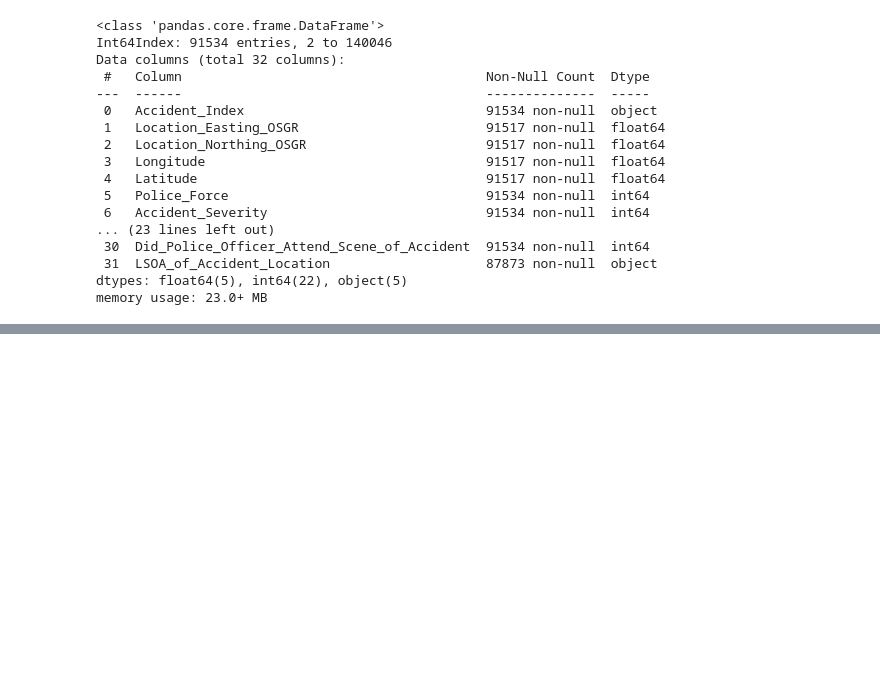
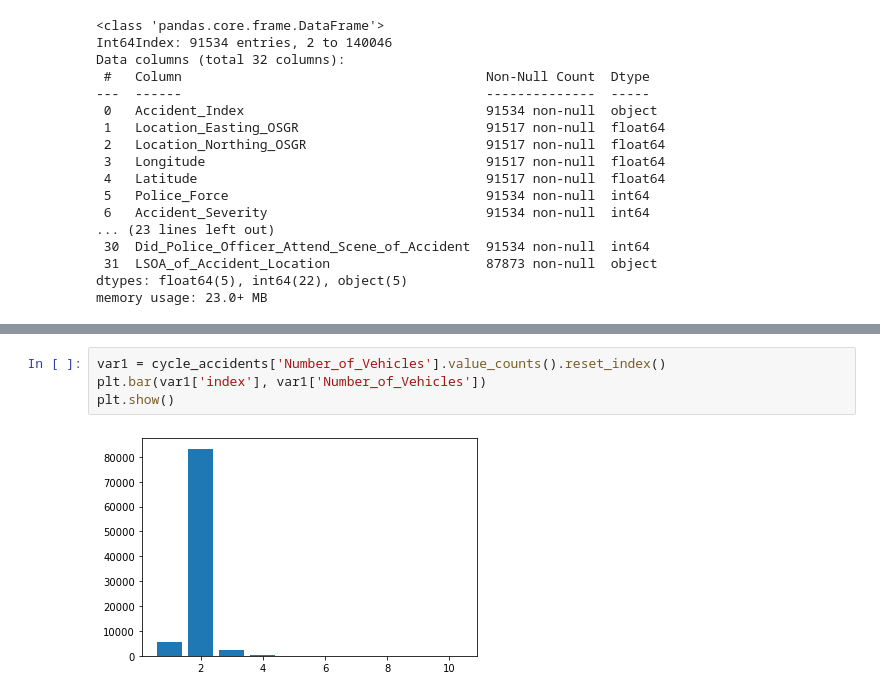
Before and after one commit to kellyroddy/cycling-accidents, a Jupyter notebook: Road safety data project.ipynb, the cells around one changed output, grey strips where cells are left out. Drawn from its saved outputs; the diff is of its cells as text; blank space fills up the shorter version.

```diff
--- a/Road safety data project.ipynb
+++ b/Road safety data project.ipynb
@@ -79,0 +114,6 @@ cycle_accidents.describe()
+# %%
+var1 = cycle_accidents['Number_of_Vehicles'].value_counts().reset_index()
+plt.bar(var1['index'], var1['Number_of_Vehicles'])
+plt.show()
+# %% [output]
+[figure, added]
```
Also changed, not shown: parts of 8 cells of this notebook.
